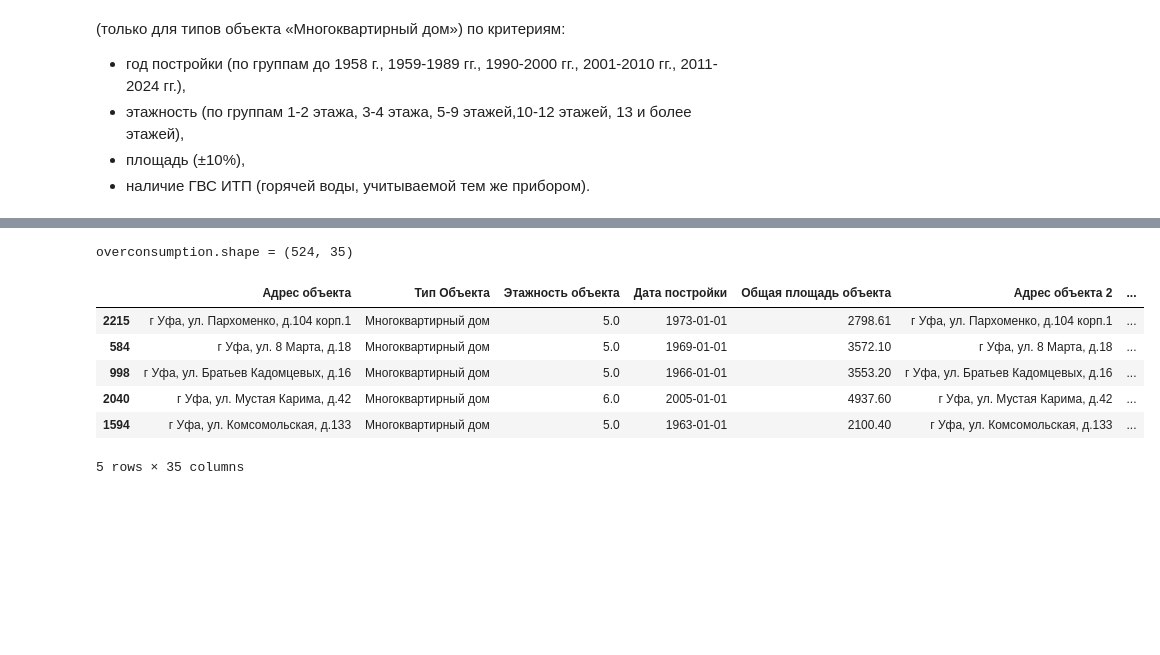
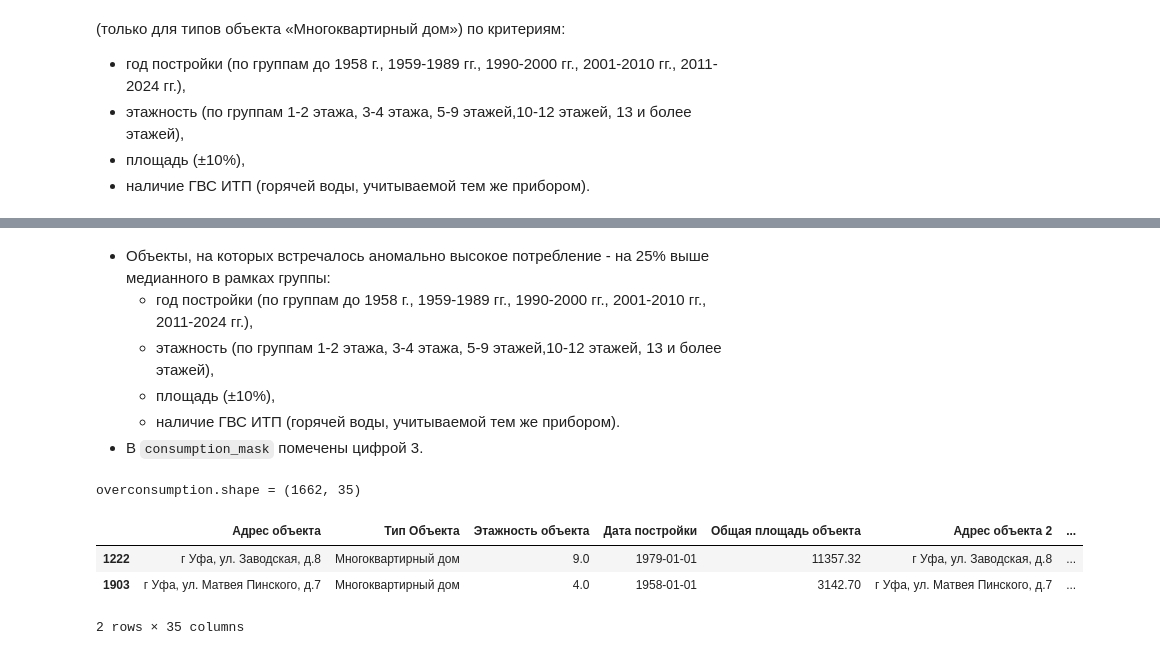
Before and after one commit to YaninaK/anomaly-detection, a Jupyter notebook: notebooks/02_Anomalies_1_2_4.ipynb, the cells around one changed output, grey strips where cells are left out. Drawn from its saved outputs; the diff is of its cells as text; code cells hidden in the pictures; blank space fills up the shorter version.

````diff
--- a/notebooks/02_Anomalies_1_2_4.ipynb
+++ b/notebooks/02_Anomalies_1_2_4.ipynb
@@ -276,14 +304,15 @@ dropped
 # %%
-save=True
-
+save=False
 n_periods = 24
 threshold = 0.25
 
-under_medians, over_medians, underconsumption, overconsumption = (
-    get_outlers(df_grouped, threshold=threshold, n_periods=n_periods,  save=save, path=PATH)
+outliers_addr, consumption_mask = get_outlers(
+    df_grouped, threshold=threshold, n_periods=n_periods,  save=save, path=PATH
 )
 print(f"Aномально низкое/высокое (отклонение более {threshold:.0%}) потребление:")
-for period in under_medians:
-  print(f"{period: %Y-%m}:  {len(under_medians[period])}\t{len(over_medians[period])}")
+for period in outliers_addr:
+  n_underconsumption_addr = len(outliers_addr[period]["underconsumption"])
+  n_overconsumption_addr = len(outliers_addr[period]["overconsumption"])
+  print(f"{period: %Y-%m}:  {n_underconsumption_addr}\t{n_overconsumption_addr}")
 # %% [output]
 Aномально низкое/высокое (отклонение более 25%) потребление:
@@ -318,12 +362,18 @@ underconsumption.shape = (639, 35)
+# %% [markdown]
+* Объекты, на которых встречалось аномально высокое потребление - на 25% выше медианного в рамках группы:
+  - год постройки (по группам до 1958 г., 1959-1989 гг., 1990-2000 гг., 2001-2010 гг., 2011-2024 гг.),
+  - этажность (по группам 1-2 этажа, 3-4 этажа, 5-9 этажей,10-12 этажей, 13 и более этажей),
+  - площадь (±10%),
+  - наличие ГВС ИТП (горячей воды, учитываемой тем же прибором).
+* В ```consumption_mask``` помечены цифрой 3.
 # %%
+overconsumption = df_grouped[(consumption_mask.iloc[:, -n_periods:] == 3).sum(axis=1) > 0]
+
 print(f"overconsumption.shape = {overconsumption.shape}\n")
-overconsumption.sample(5)
+overconsumption.sample(2)
 # %% [output]
-overconsumption.shape = (524, 35)
+overconsumption.shape = (1662, 35)
 |  | Адрес объекта | Тип Объекта | Этажность объекта | Дата постройки | Общая площадь объекта | Адрес объекта 2 | ... |
-| 2215 | г Уфа, ул. Пархоменко, д.104 корп.1 | Многоквартирный дом | 5.0 | 1973-01-01 | 2798.61 | г Уфа, ул. Пархоменко, д.104 корп.1 | ... |
-| 584 | г Уфа, ул. 8 Марта, д.18 | Многоквартирный дом | 5.0 | 1969-01-01 | 3572.10 | г Уфа, ул. 8 Марта, д.18 | ... |
-| 998 | г Уфа, ул. Братьев Кадомцевых, д.16 | Многоквартирный дом | 5.0 | 1966-01-01 | 3553.20 | г Уфа, ул. Братьев Кадомцевых, д.16 | ... |
-| 2040 | г Уфа, ул. Мустая Карима, д.42 | Многоквартирный дом | 6.0 | 2005-01-01 | 4937.60 | г Уфа, ул. Мустая Карима, д.42 | ... |
-| 1594 | г Уфа, ул. Комсомольская, д.133 | Многоквартирный дом | 5.0 | 1963-01-01 | 2100.40 | г Уфа, ул. Комсомольская, д.133 | ... |
+| 1222 | г Уфа, ул. Заводская, д.8 | Многоквартирный дом | 9.0 | 1979-01-01 | 11357.32 | г Уфа, ул. Заводская, д.8 | ... |
+| 1903 | г Уфа, ул. Матвея Пинского, д.7 | Многоквартирный дом | 4.0 | 1958-01-01 | 3142.70 | г Уфа, ул. Матвея Пинского, д.7 | ... |
-5 rows × 35 columns
+2 rows × 35 columns
````
Also changed, not shown: parts of 17 cells of this notebook.
